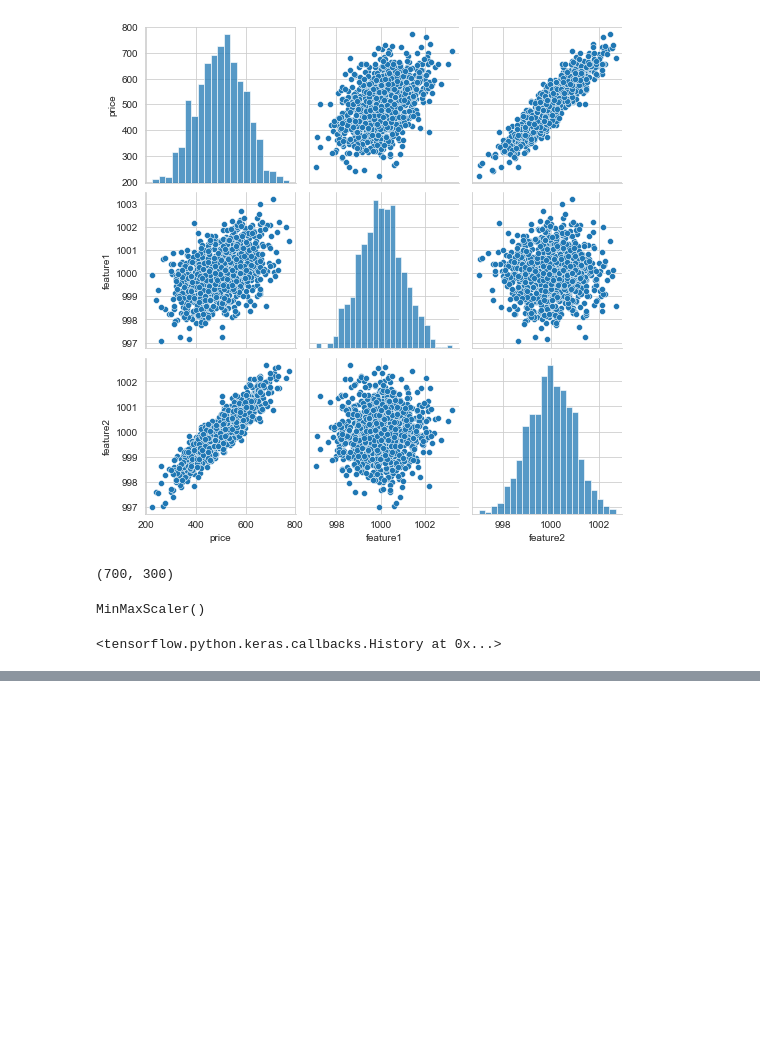
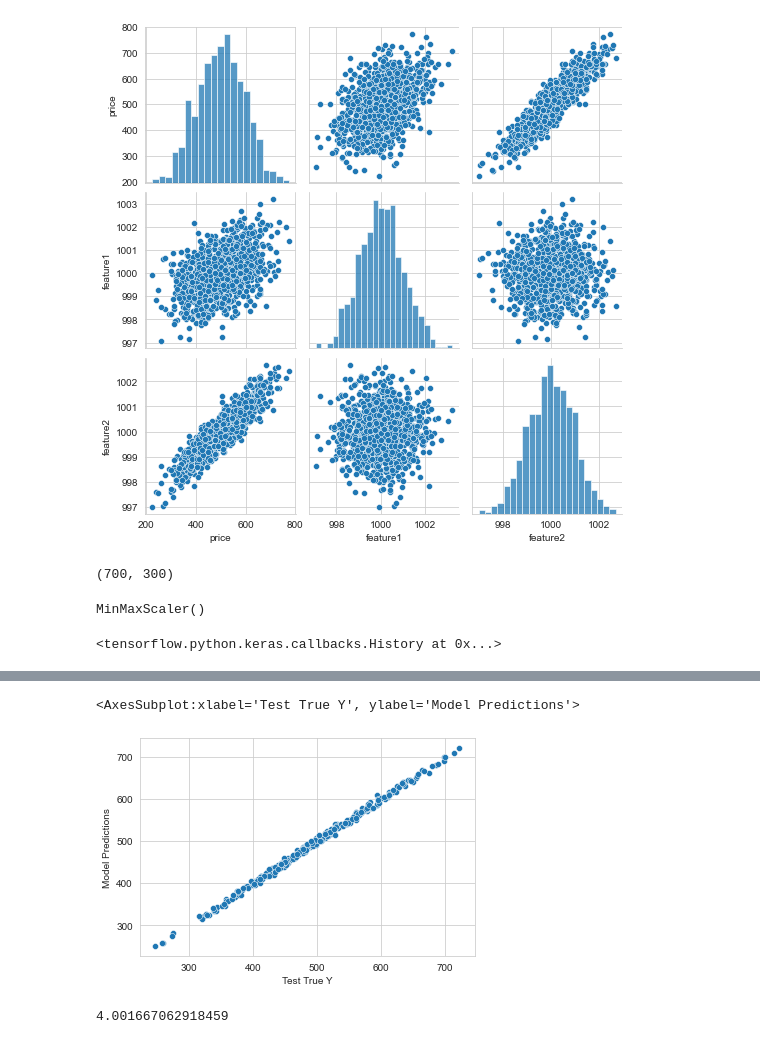
Before and after one commit to jafar-shodiq/jose-portilla-courses, a Jupyter notebook: data-science-and-machine-learning/tf-syntax-basics.ipynb, the cells around one changed output, grey strips where cells are left out. Drawn from its saved outputs; the diff is of its cells as text; code cells hidden in the pictures; blank space fills up the shorter version.

```diff
--- a/data-science-and-machine-learning/tf-syntax-basics.ipynb
+++ b/data-science-and-machine-learning/tf-syntax-basics.ipynb
@@ -74,0 +83,5 @@ loss_df.plot()
+# %%
+preds = model.predict(X_test)
+# %%
+preds = pd.Series(preds.reshape(300,))
+preds
@@ -74,0 +101,3 @@ loss_df.plot()
+# %%
+preds_df = pd.DataFrame(y_test, columns=['Test True Y'])
+preds_df = pd.concat([preds_df, preds], axis=1)
@@ -74,0 +120,3 @@ loss_df.plot()
+# %%
+preds_df.columns = ['Test True Y', 'Model Predictions']
+preds_df
@@ -74,0 +137,5 @@ loss_df.plot()
+# %%
+sns.scatterplot(x='Test True Y', y='Model Predictions', data=preds_df)
+# %% [output]
+<AxesSubplot:xlabel='Test True Y', ylabel='Model Predictions'>
+[figure, added]
@@ -74,0 +144,4 @@ loss_df.plot()
+# %%
+mean_absolute_error(preds_df['Test True Y'], preds_df['Model Predictions'])
+# %% [output]
+4.001667062918459
```
Also changed, not shown: parts of 22 cells of this notebook.
